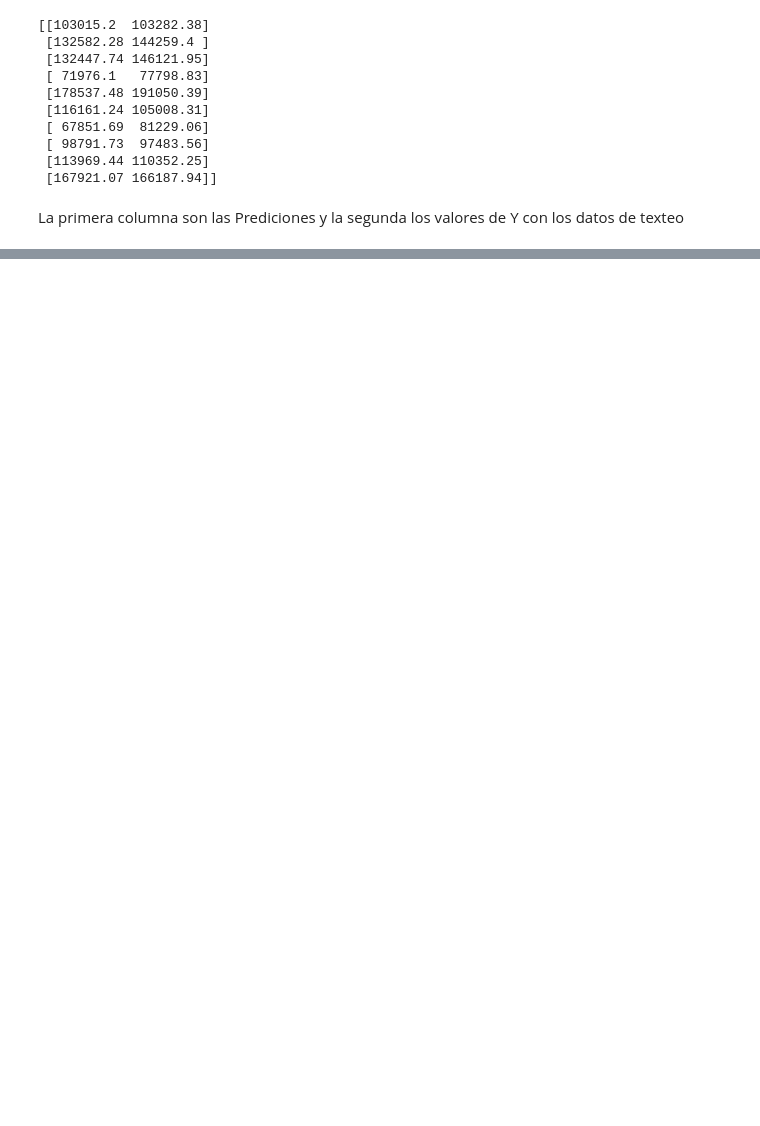
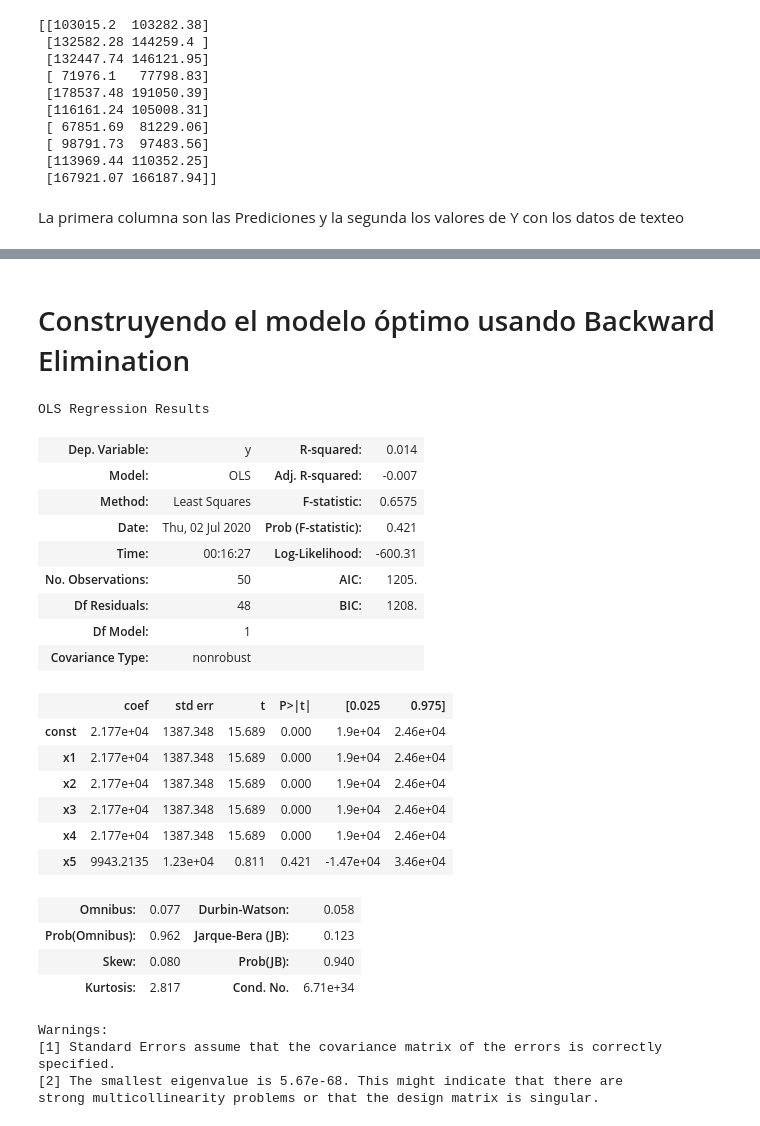
Before and after one commit to INFINITY-RUBER/Machine_Learning_A-Z_Hands-On-Python-R-In-Data-Science, a Jupyter notebook: Part 2 - Regression/Section 5 - Multiple Linear Regression/Python/multiple_linear_regression.ipynb, the cells around one changed output, grey strips where cells are left out. Drawn from its saved outputs; the diff is of its cells as text; code cells hidden in the pictures; blank space fills up the shorter version.

```diff
--- a/Part 2 - Regression/Section 5 - Multiple Linear Regression/Python/multiple_linear_regression.ipynb
+++ b/Part 2 - Regression/Section 5 - Multiple Linear Regression/Python/multiple_linear_regression.ipynb
@@ -133,0 +178,6 @@ La primera columna son las Prediciones y la segunda los valores de Y con los dat
+# %%
+# Importing the dataset
+dataset = pd.read_csv('50_Startups.csv')
+X = dataset.iloc[:, :-1].values
+y = dataset.iloc[:, -1].values
+print(X[:10])
@@ -133,0 +195,7 @@ La primera columna son las Prediciones y la segunda los valores de Y con los dat
+# %%
+# Encoding categorical data
+from sklearn.compose import ColumnTransformer
+from sklearn.preprocessing import OneHotEncoder
+ct = ColumnTransformer(transformers=[('encoder', OneHotEncoder(), [3])], remainder='passthrough')
+X = np.array(ct.fit_transform(X))
+print(X[:10])
@@ -133,0 +213,4 @@ La primera columna son las Prediciones y la segunda los valores de Y con los dat
+# %%
+# Avoiding the Dummy Variable Trap (Evitar la trampa variable ficticia)
+X = X[:, 1:]  # elimina la Columna 0
+print(X[:10])
@@ -133,0 +255,36 @@ La primera columna son las Prediciones y la segunda los valores de Y con los dat
+# %% [markdown]
+# Construyendo el modelo óptimo usando Backward Elimination
+# %%
+# Building the optimal model using Backward Elimination
+import statsmodels.api as sm
+X = np.append(arr = np.ones((50, 1)).astype(int), values = X, axis = 1)
+X_opt = X[:, [0, 1, 2, 3, 4, 5]]
+X_opt = X_opt.astype(np.float64)
+regressor_OLS = sm.OLS(endog = y, exog = X_opt).fit()
+regressor_OLS.summary()
+# %% [output]
+OLS Regression Results
+| Dep. Variable: | y | R-squared: | 0.014 |
+| Model: | OLS | Adj. R-squared: | -0.007 |
+| Method: | Least Squares | F-statistic: | 0.6575 |
+| Date: | Thu, 02 Jul 2020 | Prob (F-statistic): | 0.421 |
+| Time: | 00:16:27 | Log-Likelihood: | -600.31 |
+| No. Observations: | 50 | AIC: | 1205. |
+| Df Residuals: | 48 | BIC: | 1208. |
+| Df Model: | 1 |  |  |
+| Covariance Type: | nonrobust |  |  |
+|  | coef | std err | t | P>|t| | [0.025 | 0.975] |
+| const | 2.177e+04 | 1387.348 | 15.689 | 0.000 | 1.9e+04 | 2.46e+04 |
+| x1 | 2.177e+04 | 1387.348 | 15.689 | 0.000 | 1.9e+04 | 2.46e+04 |
+| x2 | 2.177e+04 | 1387.348 | 15.689 | 0.000 | 1.9e+04 | 2.46e+04 |
+| x3 | 2.177e+04 | 1387.348 | 15.689 | 0.000 | 1.9e+04 | 2.46e+04 |
+| x4 | 2.177e+04 | 1387.348 | 15.689 | 0.000 | 1.9e+04 | 2.46e+04 |
+| x5 | 9943.2135 | 1.23e+04 | 0.811 | 0.421 | -1.47e+04 | 3.46e+04 |
+| Omnibus: | 0.077 | Durbin-Watson: | 0.058 |
+| Prob(Omnibus): | 0.962 | Jarque-Bera (JB): | 0.123 |
+| Skew: | 0.080 | Prob(JB): | 0.940 |
+| Kurtosis: | 2.817 | Cond. No. | 6.71e+34 |
+Warnings:
+[1] Standard Errors assume that the covariance matrix of the errors is correctly specified.
+[2] The smallest eigenvalue is 5.67e-68. This might indicate that there are
+strong multicollinearity problems or that the design matrix is singular.
```
Also changed, not shown: parts of 20 cells of this notebook.
